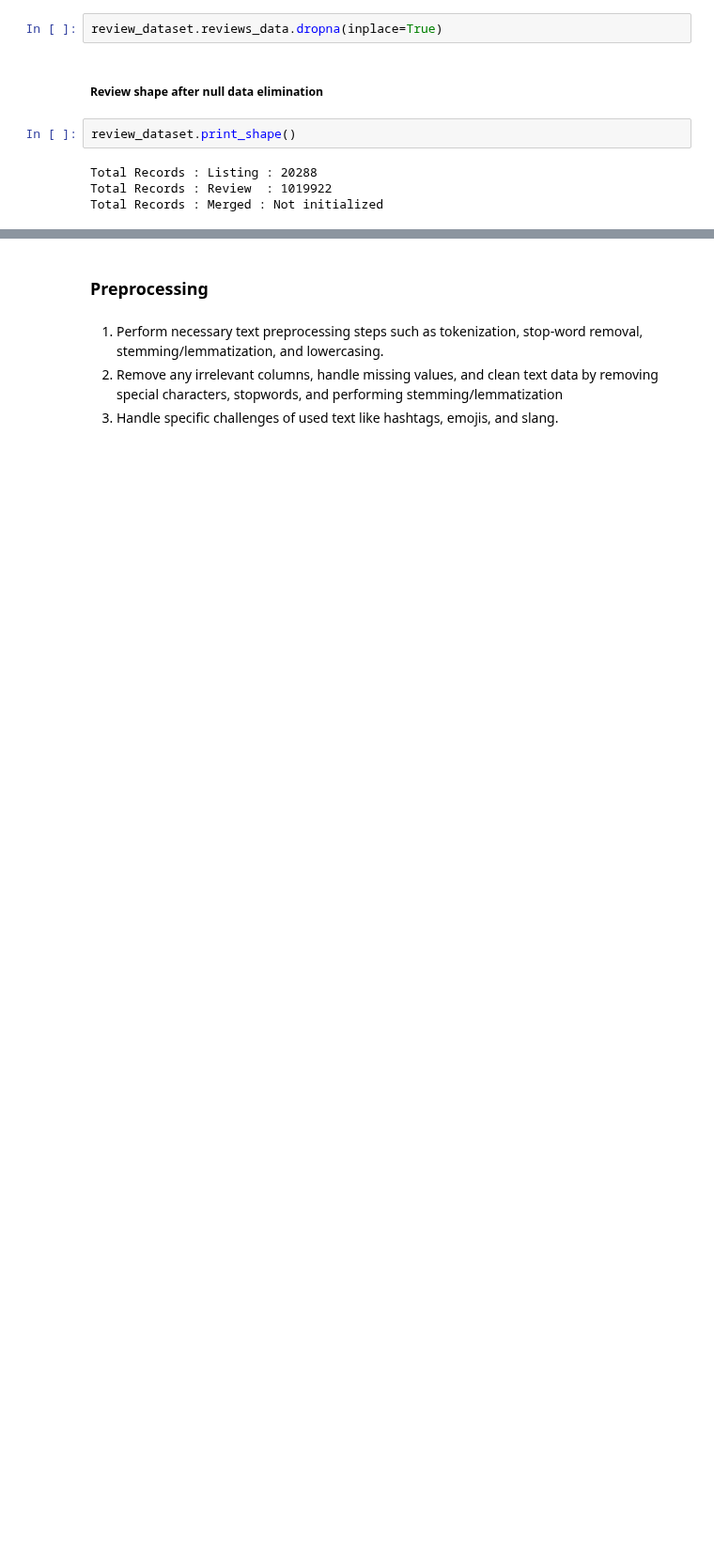
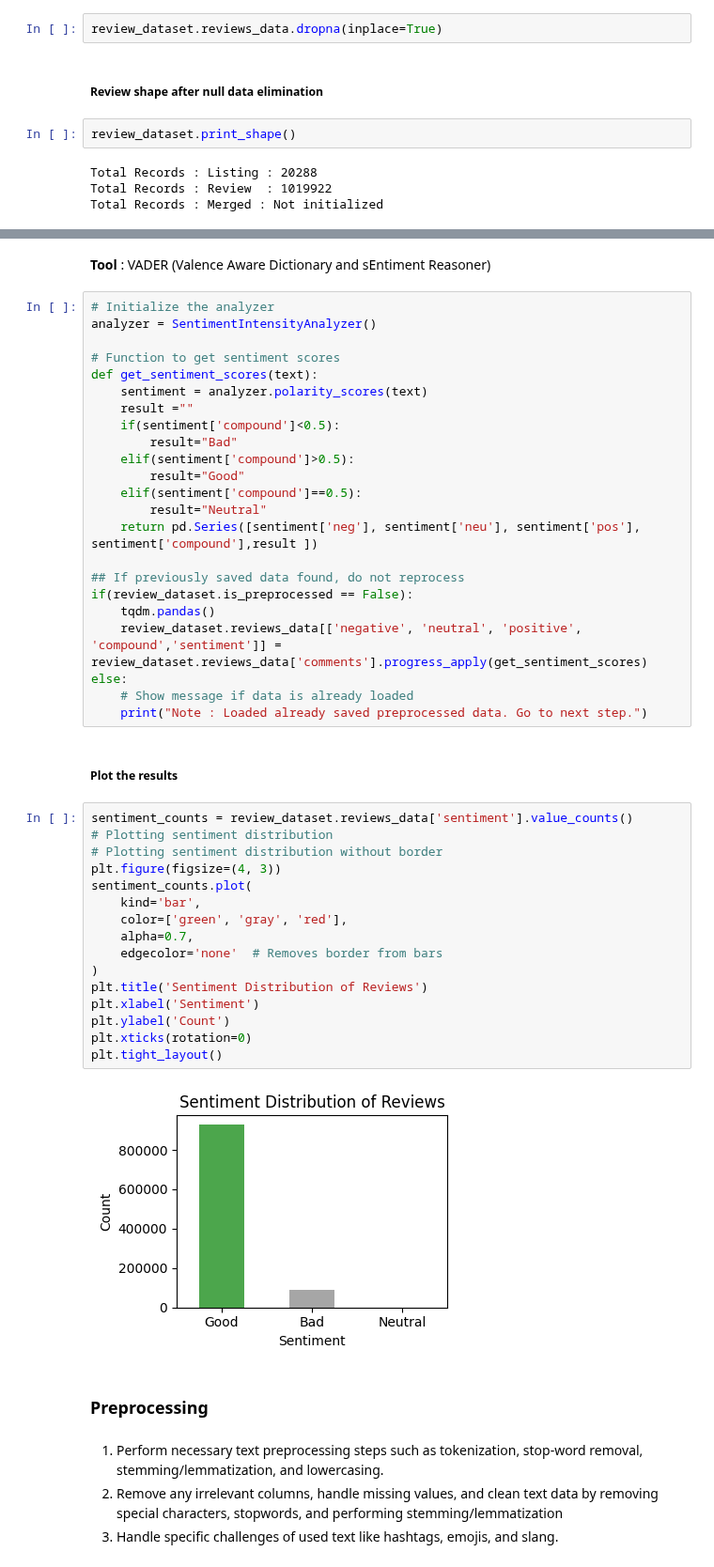
Before and after one commit to khushbunlad/PROG8245, a Jupyter notebook: GroupProject.ipynb, the cells around one changed output, grey strips where cells are left out. Shown at 94% size. Cells and saved outputs as stored; diff of their text form; blank space fills up the shorter version.

Commit message:
Data preprocessing and sentiment analysis

```diff
--- a/GroupProject.ipynb
+++ b/GroupProject.ipynb
@@ -182,3 +187,48 @@ Total Records : Merged : Not initialized
+# %% [markdown]
+**Tool** : VADER (Valence Aware Dictionary and sEntiment Reasoner)
+# %%
+# Initialize the analyzer
+analyzer = SentimentIntensityAnalyzer()
+
+# Function to get sentiment scores
+def get_sentiment_scores(text):
+    sentiment = analyzer.polarity_scores(text)
+    result =""
+    if(sentiment['compound']<0.5):
+        result="Bad"
+    elif(sentiment['compound']>0.5):
+        result="Good"
+    elif(sentiment['compound']==0.5):
+        result="Neutral"
+    return pd.Series([sentiment['neg'], sentiment['neu'], sentiment['pos'], sentiment['compound'],result ])
+
+## If previously saved data found, do not reprocess
+if(review_dataset.is_preprocessed == False):
+    tqdm.pandas()
+    review_dataset.reviews_data[['negative', 'neutral', 'positive', 'compound','sentiment']] = review_dataset.reviews_data['comments'].progress_apply(get_sentiment_scores)
+else:
+    # Show message if data is already loaded
+    print("Note : Loaded already saved preprocessed data. Go to next step.")
+# %% [markdown]
+##### Plot the results
+# %%
+sentiment_counts = review_dataset.reviews_data['sentiment'].value_counts()
+# Plotting sentiment distribution
+# Plotting sentiment distribution without border
+plt.figure(figsize=(4, 3))
+sentiment_counts.plot(
+    kind='bar',
+    color=['green', 'gray', 'red'],
+    alpha=0.7,
+    edgecolor='none'  # Removes border from bars
+)
+plt.title('Sentiment Distribution of Reviews')
+plt.xlabel('Sentiment')
+plt.ylabel('Count')
+plt.xticks(rotation=0)
+plt.tight_layout()
+# %% [output]
+[figure, added]
 # %% [markdown]
 ### Preprocessing
 # %% [markdown]
```
Also changed, not shown: parts of 11 cells of this notebook, 1 other file.
